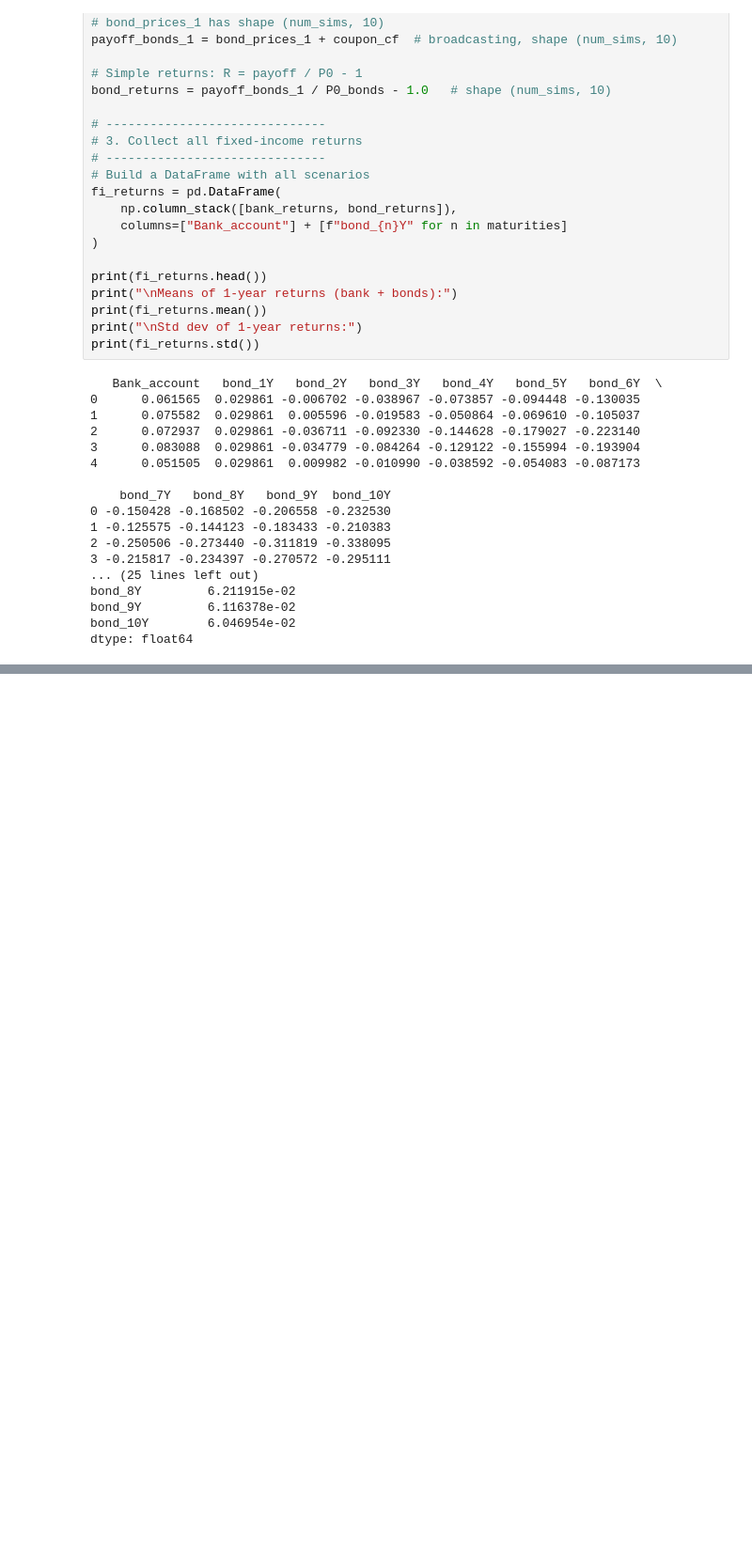
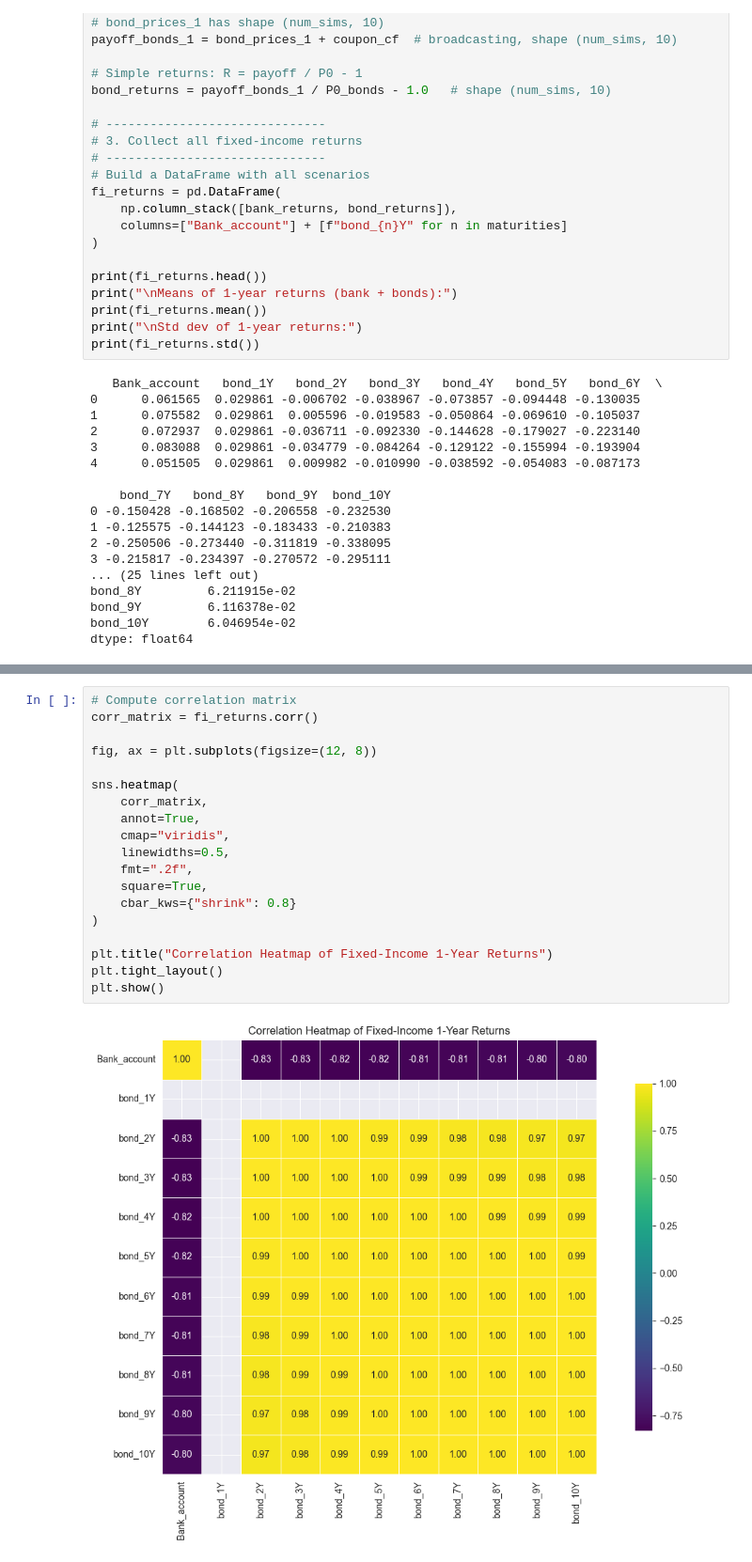
Before and after one commit to Madsnhr/FinEcon, a Jupyter notebook: Exam 2025/codeing/Solution.ipynb, the cells around one changed output, grey strips where cells are left out. Shown at 94% size. Saved outputs shown, nothing was run; the diff lists cells and outputs as text; blank space fills up the shorter version.

```diff
--- a/Exam 2025/codeing/Solution.ipynb
+++ b/Exam 2025/codeing/Solution.ipynb
@@ -855,0 +889,21 @@ dtype: float64
+# %%
+# Compute correlation matrix
+corr_matrix = fi_returns.corr()
+
+fig, ax = plt.subplots(figsize=(12, 8))
+
+sns.heatmap(
+    corr_matrix,
+    annot=True,
+    cmap="viridis",
+    linewidths=0.5,
+    fmt=".2f",
+    square=True,
+    cbar_kws={"shrink": 0.8}
+)
+
+plt.title("Correlation Heatmap of Fixed-Income 1-Year Returns")
+plt.tight_layout()
+plt.show()
+# %% [output]
+[figure, added]
```
Also changed, not shown: parts of 5 cells of this notebook.
